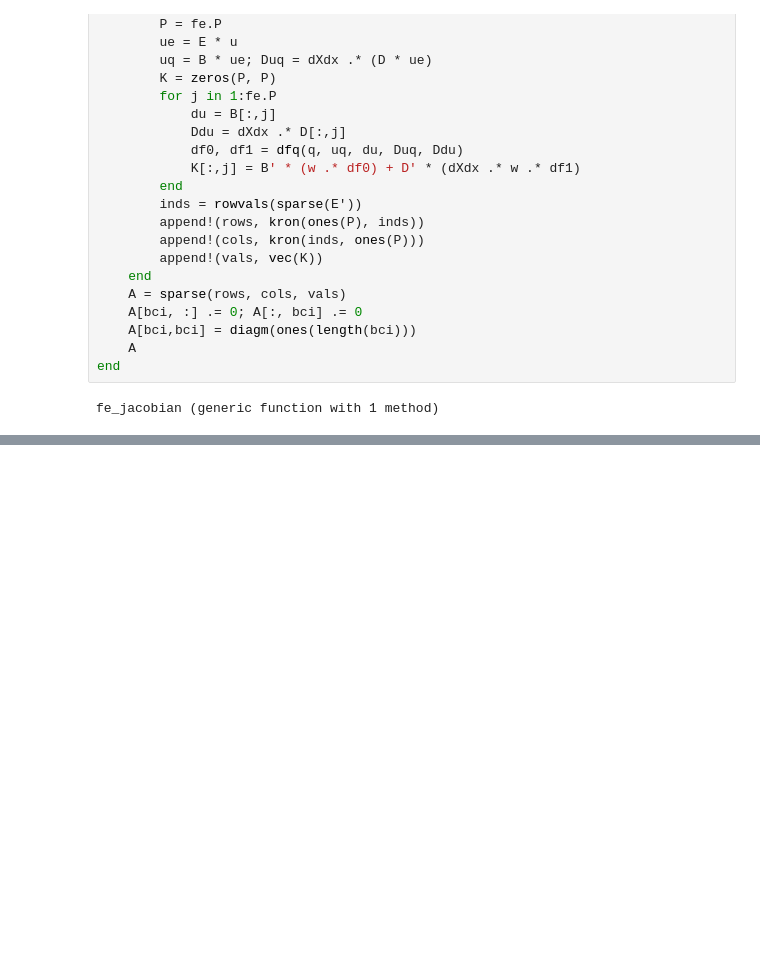
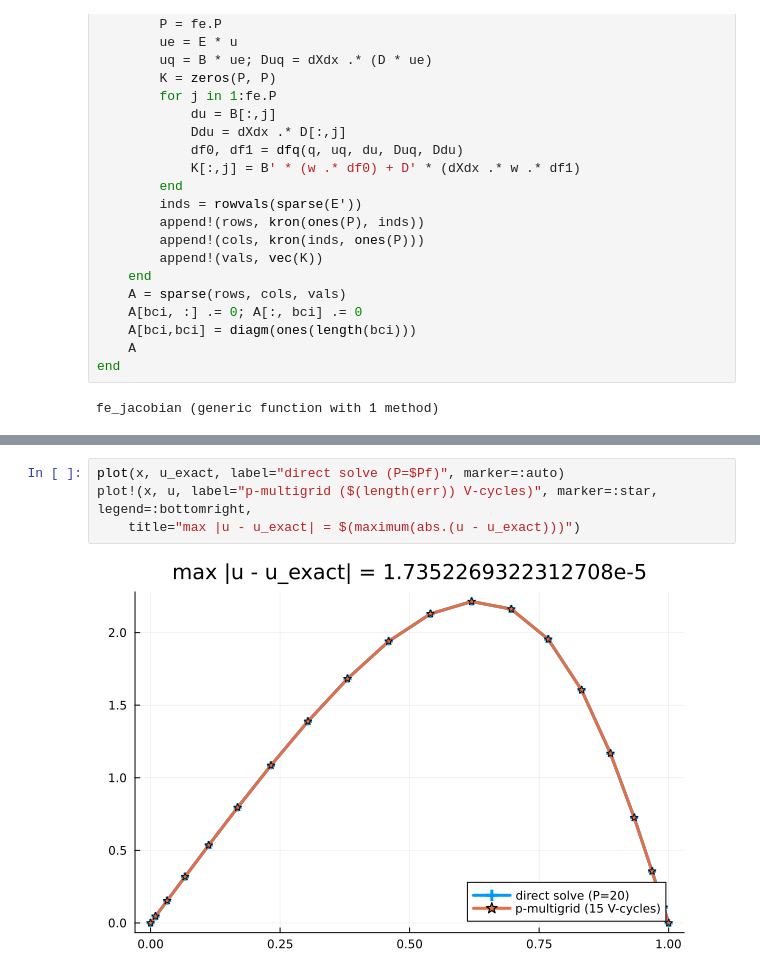
Before and after one commit to rezgarshakeri/fe-demo, a Jupyter notebook: notebooks/FEM1D.ipynb, the cells around one changed output, grey strips where cells are left out. Drawn from its saved outputs; the diff is of its cells as text; blank space fills up the shorter version.

```diff
--- a/notebooks/FEM1D.ipynb
+++ b/notebooks/FEM1D.ipynb
@@ -615,0 +1173,6 @@ plot(fe.xn, sol.zero, marker=:auto)
+# %%
+plot(x, u_exact, label="direct solve (P=$Pf)", marker=:auto)
+plot!(x, u, label="p-multigrid ($(length(err)) V-cycles)", marker=:star, legend=:bottomright,
+    title="max |u - u_exact| = $(maximum(abs.(u - u_exact)))")
+# %% [output]
+[figure, added]
```
Also changed, not shown: parts of 36 cells of this notebook, 2 other files.
